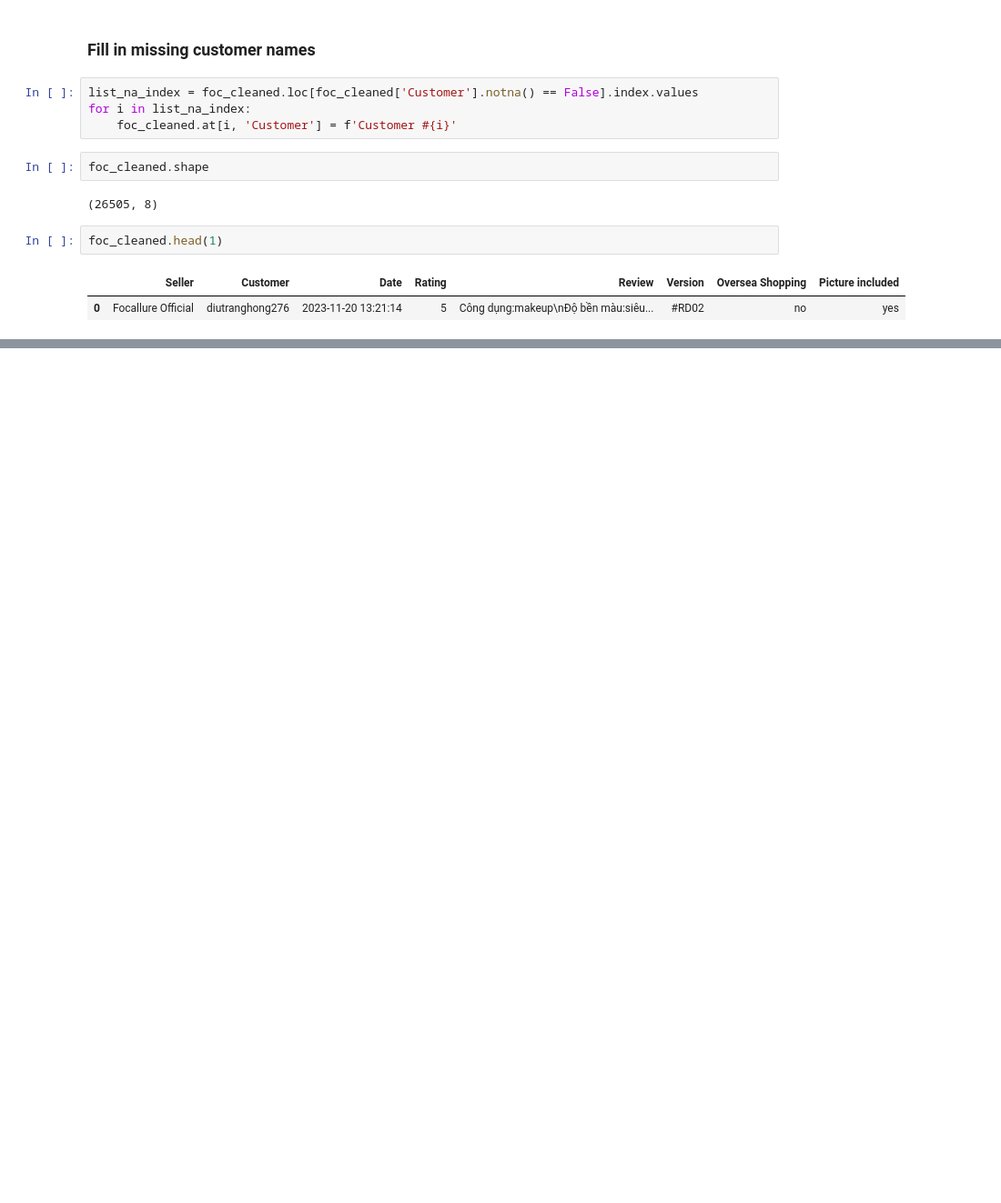
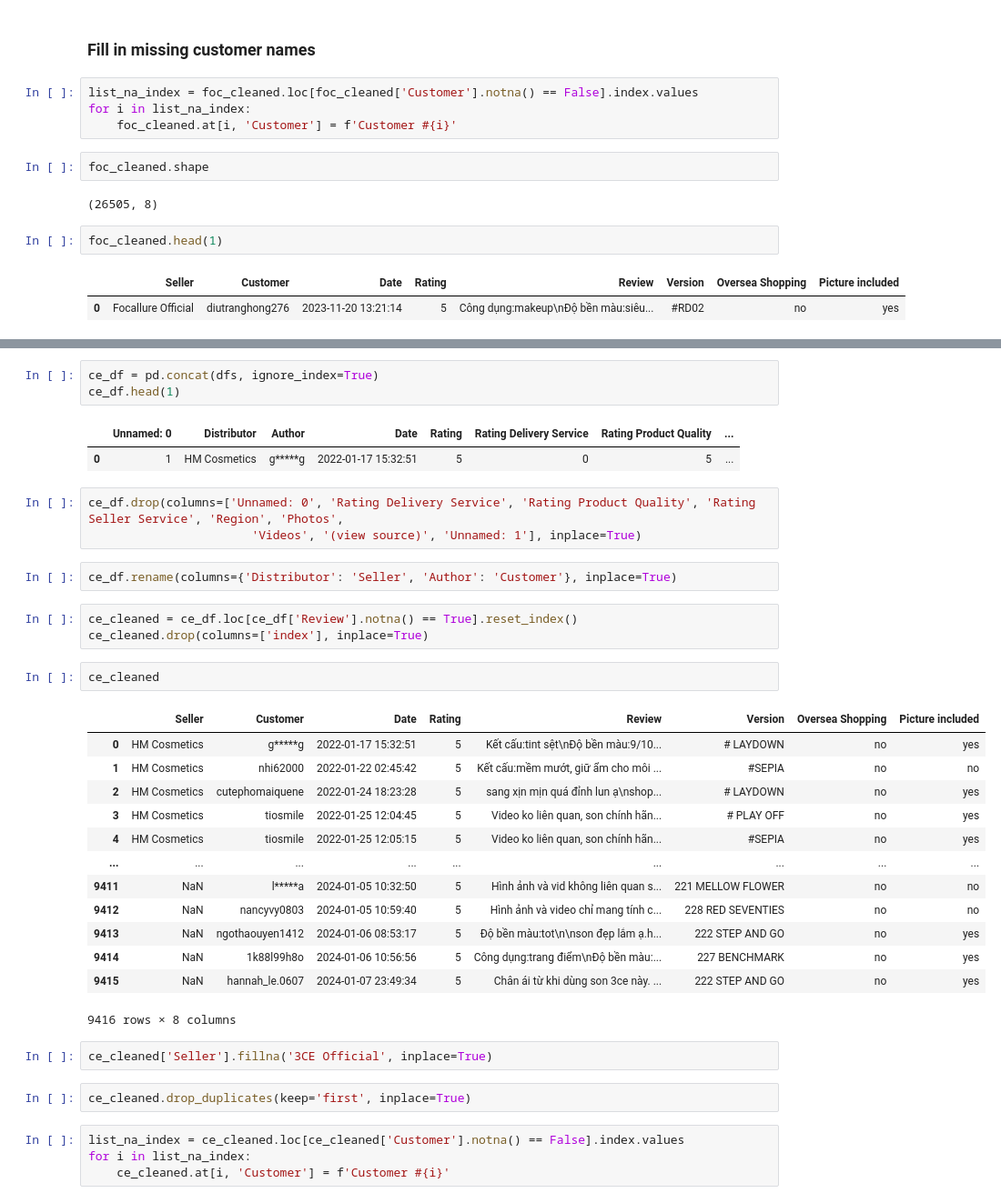
Before and after one commit to myduong-0420/Sentiment-Analysis-on-online-shopping-platforms, a Jupyter notebook: data-preprocessing/data_rough_clean_sample.ipynb, the cells around one changed output, grey strips where cells are left out. Shown: that part at 91% size. Cells and saved outputs as stored; diff of their text form; blank space fills up the shorter version.

```diff
--- a/data-preprocessing/data_rough_clean_sample.ipynb
+++ b/data-preprocessing/data_rough_clean_sample.ipynb
@@ -182,0 +69,38 @@ foc_cleaned.to_excel('raw_cleaned_foc.xlsx', index=False)
+# %%
+ce_df = pd.concat(dfs, ignore_index=True)
+ce_df.head(1)
+# %% [output]
+|  | Unnamed: 0 | Distributor | Author | Date | Rating | Rating Delivery Service | Rating Product Quality | ... |
+| 0 | 1 | HM Cosmetics | g*****g | 2022-01-17 15:32:51 | 5 | 0 | 5 | ... |
+# %%
+ce_df.drop(columns=['Unnamed: 0', 'Rating Delivery Service', 'Rating Product Quality', 'Rating Seller Service', 'Region', 'Photos',
+                       'Videos', '(view source)', 'Unnamed: 1'], inplace=True)
+# %%
+ce_df.rename(columns={'Distributor': 'Seller', 'Author': 'Customer'}, inplace=True)
+# %%
+ce_cleaned = ce_df.loc[ce_df['Review'].notna() == True].reset_index()
+ce_cleaned.drop(columns=['index'], inplace=True)
+# %%
+ce_cleaned
+# %% [output]
+|  | Seller | Customer | Date | Rating | Review | Version | Oversea Shopping | Picture included |
+| 0 | HM Cosmetics | g*****g | 2022-01-17 15:32:51 | 5 | Kết cấu:tint sệt\nĐộ bền màu:9/10... | # LAYDOWN | no | yes |
+| 1 | HM Cosmetics | nhi62000 | 2022-01-22 02:45:42 | 5 | Kết cấu:mềm mướt, giữ ẩm cho môi ... | #SEPIA | no | no |
+| 2 | HM Cosmetics | cutephomaiquene | 2022-01-24 18:23:28 | 5 | sang xịn mịn quá đỉnh lun ạ\nshop... | # LAYDOWN | no | yes |
+| 3 | HM Cosmetics | tiosmile | 2022-01-25 12:04:45 | 5 | Video ko liên quan, son chính hãn... | # PLAY OFF | no | yes |
+| 4 | HM Cosmetics | tiosmile | 2022-01-25 12:05:15 | 5 | Video ko liên quan, son chính hãn... | #SEPIA | no | yes |
+| ... | ... | ... | ... | ... | ... | ... | ... | ... |
+| 9411 | NaN | l*****a | 2024-01-05 10:32:50 | 5 | Hình ảnh và vid không liên quan s... | 221 MELLOW FLOWER | no | no |
+| 9412 | NaN | nancyvy0803 | 2024-01-05 10:59:40 | 5 | Hình ảnh và video chỉ mang tính c... | 228 RED SEVENTIES | no | no |
+| 9413 | NaN | ngothaouyen1412 | 2024-01-06 08:53:17 | 5 | Độ bền màu:tot\n\nson đẹp lắm ạ.h... | 222 STEP AND GO | no | yes |
+| 9414 | NaN | 1k88l99h8o | 2024-01-06 10:56:56 | 5 | Công dụng:trang điểm\nĐộ bền màu:... | 227 BENCHMARK | no | yes |
+| 9415 | NaN | hannah_le.0607 | 2024-01-07 23:49:34 | 5 | Chân ái từ khi dùng son 3ce này. ... | 222 STEP AND GO | no | yes |
+9416 rows × 8 columns
+# %%
+ce_cleaned['Seller'].fillna('3CE Official', inplace=True)
+# %%
+ce_cleaned.drop_duplicates(keep='first', inplace=True)
+# %%
+list_na_index = ce_cleaned.loc[ce_cleaned['Customer'].notna() == False].index.values
+for i in list_na_index:
+    ce_cleaned.at[i, 'Customer'] = f'Customer #{i}'
```
Also changed, not shown: parts of 195 cells of this notebook.
